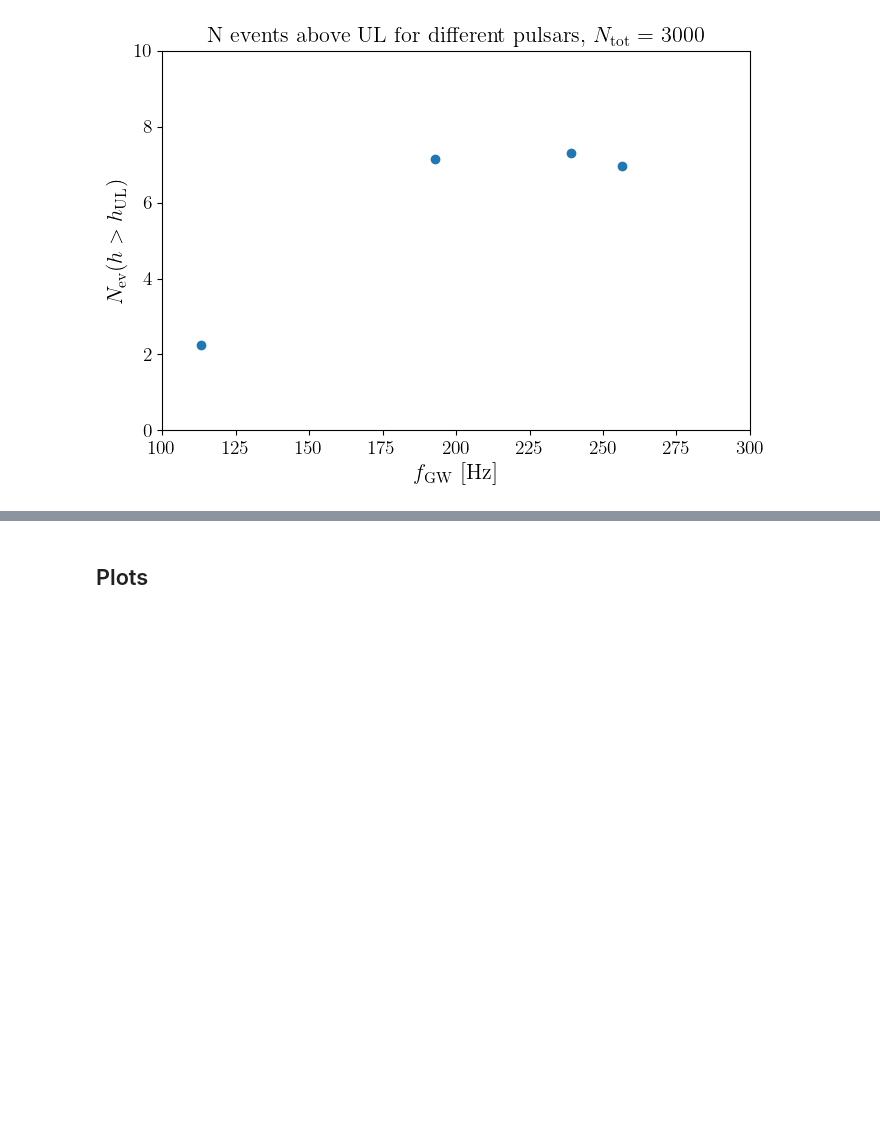
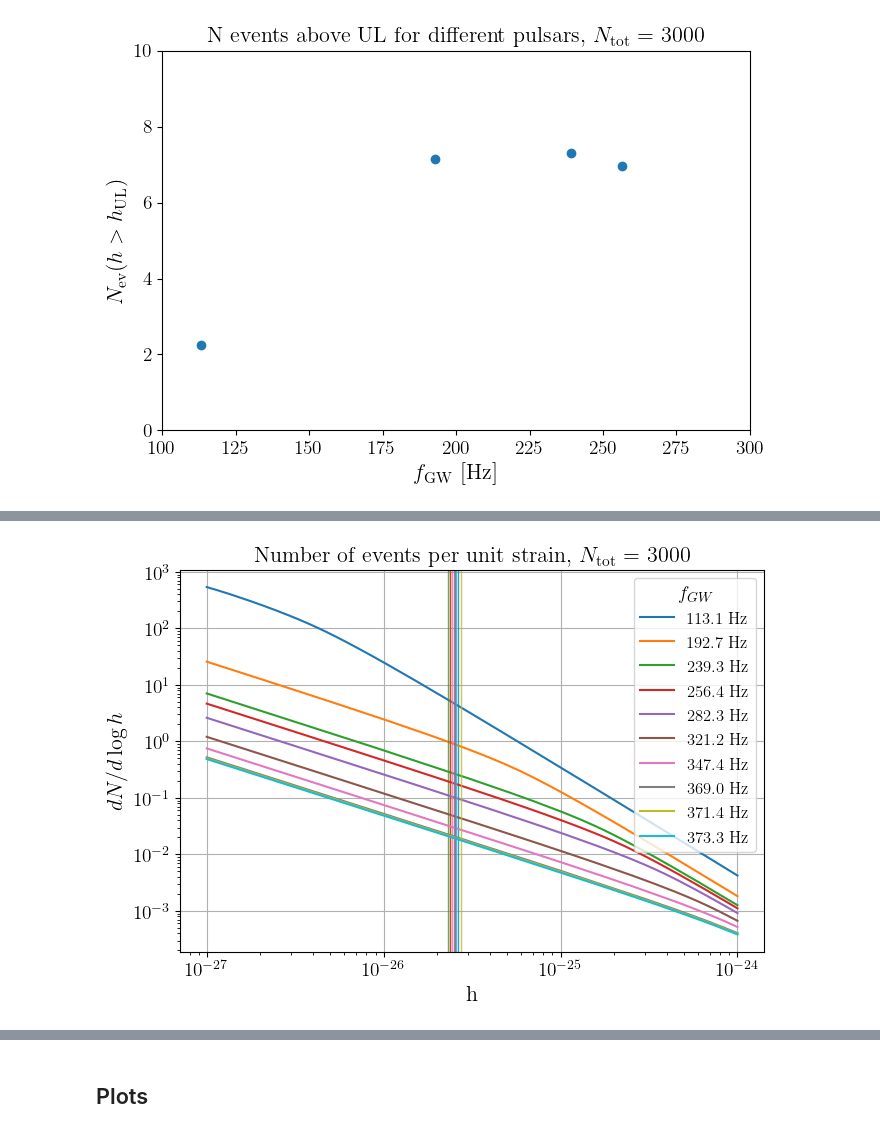
Before and after one commit to crimondino/superradianceCW, a Jupyter notebook: dark_photon_limit.ipynb, the cells around one changed output, grey strips where cells are left out. Saved outputs shown, nothing was run; the diff lists cells and outputs as text; code cells hidden in the pictures; blank space fills up the shorter version.

```diff
--- a/dark_photon_limit.ipynb
+++ b/dark_photon_limit.ipynb
@@ -342,0 +534,26 @@ fig.savefig('figs/Nexpected.pdf', bbox_inches="tight")
+# %%
+fig, ax = plt.subplots(nrows=1, ncols=1, figsize=(7,5))
+colorlist =  ['darkslateblue', 'darkred', 'orangered', 'green', 'teal'] #['teal', 'orange', 'indianred']
+liestyle_list = ['solid', 'dashed', 'dashdot']
+font_s=16
+
+Ntot = 3000
+
+#selh = (hList > hUL)
+#Nev = Ntot*np.trapz(dfdlogh[selh]/hList[selh], x=hList[selh])
+
+for ip in ipList:
+    line,=ax.plot(hList, Ntot*dfdlogh_ip[ip], label=str(round(df_pulsars['F_GW'].iloc[ip], 1))+' Hz')
+    ax.axvline(x=df_pulsars['upper limits'].iloc[ip], linewidth=1, alpha=0.8, c=line.get_color())
+
+ax.set_xscale('log'); ax.set_yscale('log')
+ax.set_xlabel(r'h', fontsize=font_s); ax.set_ylabel(r'$dN/d\log h$', fontsize=font_s);
+ax.set_title('Number of events per unit strain, $N_{\mathrm{tot}} =$ '+str(Ntot), fontsize=font_s);
+ax.legend(title='$f_{GW}$', fontsize=12)
+#ax.set_ylim(0.01,1000)
+ax.grid()
+
+fig.tight_layout()
+fig.savefig('figs/dndlogh_pulsars.pdf', bbox_inches="tight")
+# %% [output]
+[figure, added]
```
Also changed, not shown: parts of 36 cells of this notebook, 4 other files.
